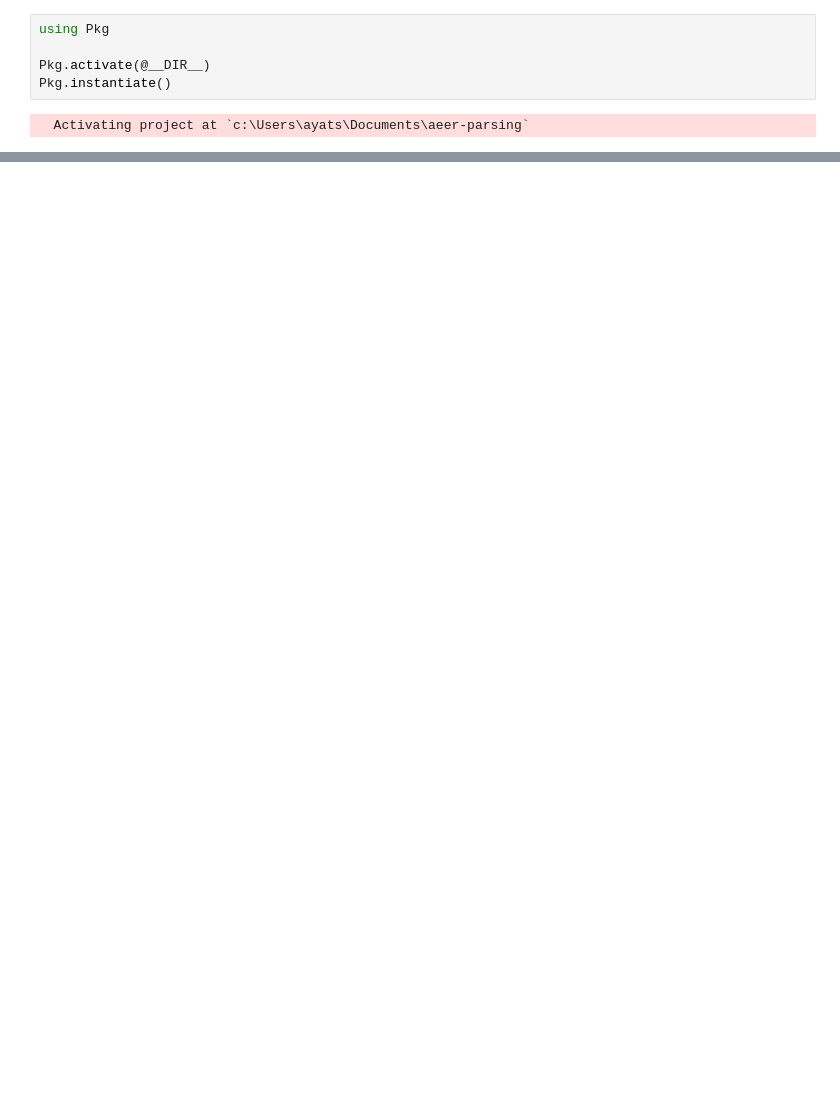
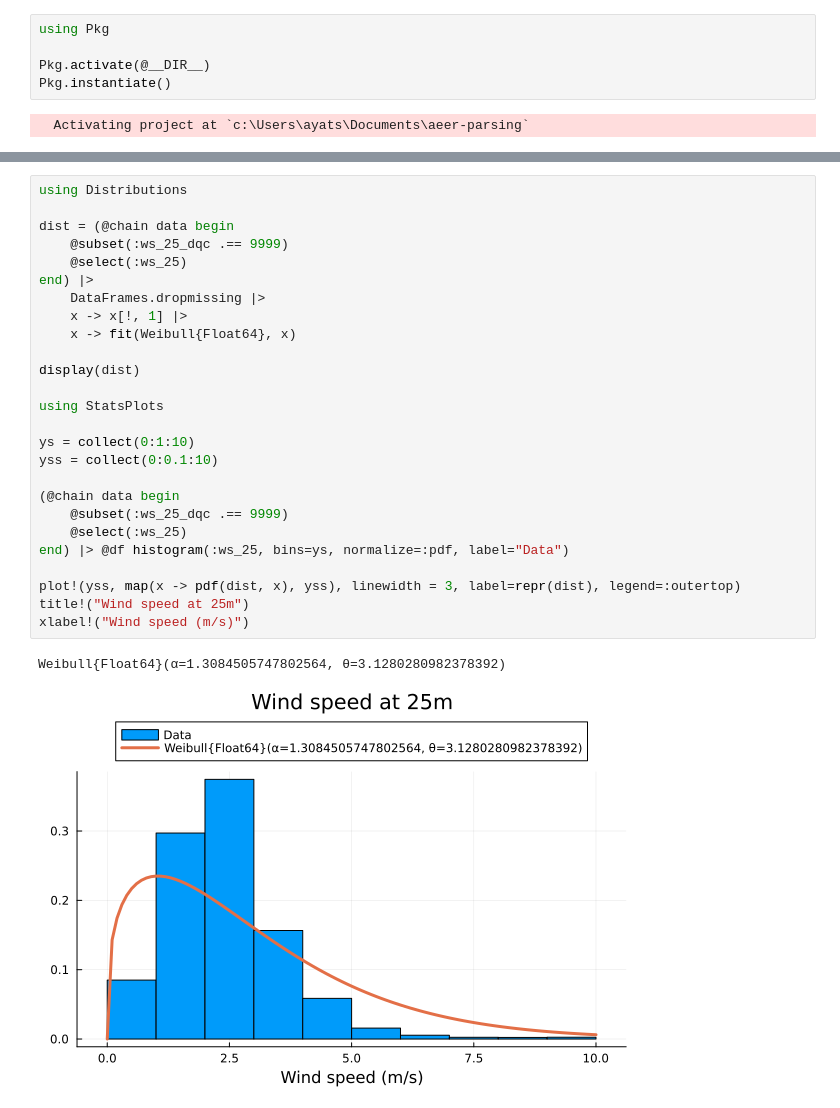
Before and after one commit to viperML/aeer-parsing, a Jupyter notebook: main.ipynb, the cells around one changed output, grey strips where cells are left out. Saved outputs shown, nothing was run; the diff lists cells and outputs as text; blank space fills up the shorter version.

Commit message:
plots

```diff
--- a/main.ipynb
+++ b/main.ipynb
@@ -103,0 +129,29 @@ end
+# %%
+using Distributions
+
+dist = (@chain data begin
+    @subset(:ws_25_dqc .== 9999)
+    @select(:ws_25)
+end) |>
+    DataFrames.dropmissing |>
+    x -> x[!, 1] |>
+    x -> fit(Weibull{Float64}, x)
+
+display(dist)
+
+using StatsPlots
+
+ys = collect(0:1:10)
+yss = collect(0:0.1:10)
+
+(@chain data begin
+    @subset(:ws_25_dqc .== 9999)
+    @select(:ws_25)
+end) |> @df histogram(:ws_25, bins=ys, normalize=:pdf, label="Data")
+
+plot!(yss, map(x -> pdf(dist, x), yss), linewidth = 3, label=repr(dist), legend=:outertop)
+title!("Wind speed at 25m")
+xlabel!("Wind speed (m/s)")
+# %% [output]
+Weibull{Float64}(α=1.3084505747802564, θ=3.1280280982378392)
+[figure, added]
```
Also changed, not shown: parts of 6 cells of this notebook, 2 other files.
